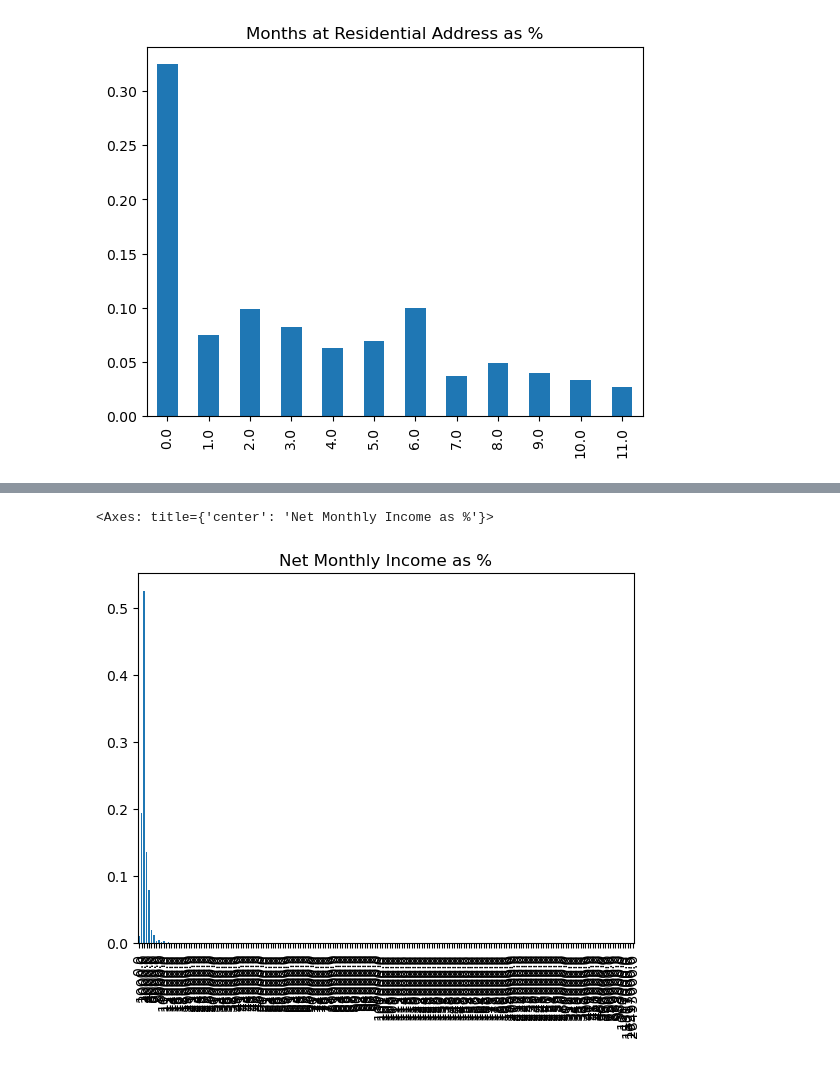
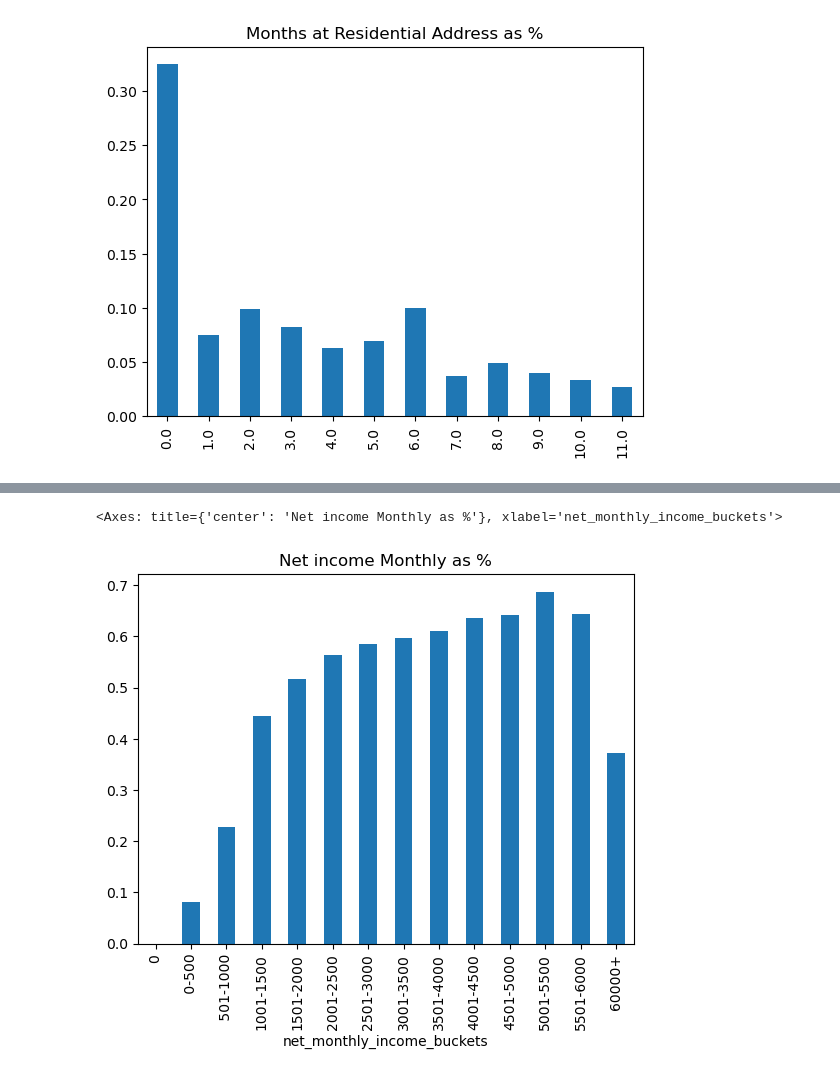
Before and after one commit to Colin-H-CF247/affiliate_supression_temp, a Jupyter notebook: development/affiliate_supression_V2/Colin/EDA.ipynb, the cells around one changed output, grey strips where cells are left out. Drawn from its saved outputs; the diff is of its cells as text; code cells hidden in the pictures.

```diff
--- a/development/affiliate_supression_V2/Colin/EDA.ipynb
+++ b/development/affiliate_supression_V2/Colin/EDA.ipynb
@@ -132,7 +136,7 @@ def map_income_buckets(amount):
     for limit, bucket in income_ranges.items():
         if float64(amount) <= limit:
             return bucket
-    return "60000+"
+    return "6000+"
 
 #visualize income buckets
 affiliate_leads["netmonthlyincome"].map(map_income_buckets).value_counts(normalize=True).sort_index().plot(kind='bar', title="Net income Monthly as %")
@@ -265,6 +200,0 @@ KeyboardInterrupt:
-# %%
-# make all columns lowercase
-affiliate_leads.columns = map(str.lower, affiliate_leads.columns)
-# %%
-for column in ["amounttofinance","netmonthlyincome","yearsatemployment","monthsatemployment","yearsatresidentialaddress","monthsatresidentialaddress"]:
-    affiliate_leads[column] = pd.to_numeric(affiliate_leads[column], errors='coerce')
@@ -294,0 +268,3 @@ affiliate_leads["netmonthlyincome"][0:500].value_counts(normalize=True).sort_ind
+# %%
+#change the dtype of isapproval to int, change na to 0
+affiliate_leads["isapproval"] = affiliate_leads["isapproval"].fillna(0).astype(int)
@@ -295,6 +283,6 @@ affiliate_leads["netmonthlyincome"][0:500].value_counts(normalize=True).sort_ind
 # %%
-#round affiliate leads net monthly income to nearest 1000
-affiliate_leads["netmonthlyincome"].map(lambda x: round(x, -3)).value_counts(normalize=True).sort_index().plot(kind='bar', title="Net Monthly Income as %")
+#plot monthly income bucket to isapproval
+affiliate_leads.groupby("net_monthly_income_buckets")["isapproval"].mean().plot(kind='bar', title="Net income Monthly as %")
 # %% [output]
-<Axes: title={'center': 'Net Monthly Income as %'}>
+<Axes: title={'center': 'Net income Monthly as %'}, xlabel='net_monthly_income_buckets'>
-[figure, old version]
+[figure, new version]
```
Also changed, not shown: parts of 22 cells of this notebook.
